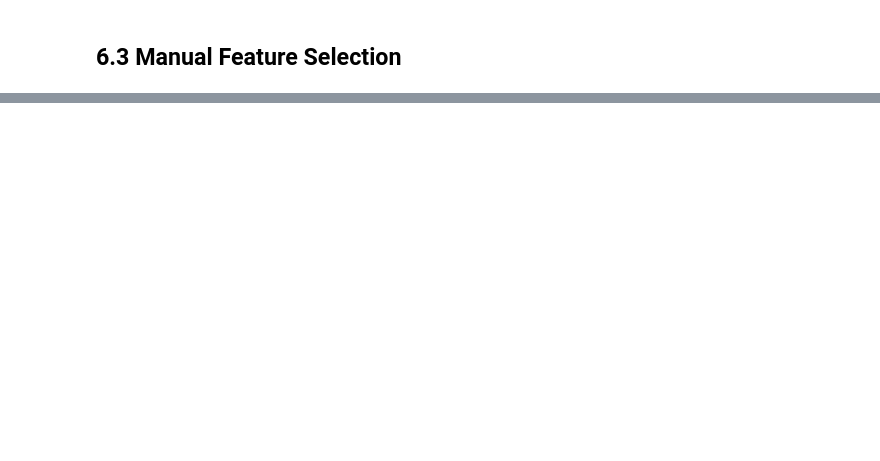
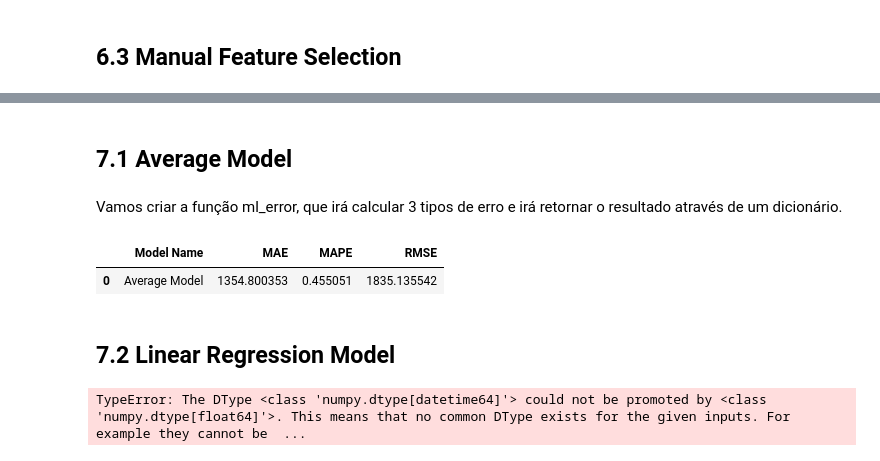
Before and after one commit to sergionaskbr/ds_in_production, a Jupyter notebook: m04_v01_store_sales_prediction.ipynb, the cells around one changed output, grey strips where cells are left out. Drawn from its saved outputs; the diff is of its cells as text; code cells hidden in the pictures; blank space fills up the shorter version.

Commit message:
Atualizado ate erro no 7.2 Linear Regression Model

```diff
--- a/m04_v01_store_sales_prediction.ipynb
+++ b/m04_v01_store_sales_prediction.ipynb
@@ -1744,0 +1712,7 @@ cols_selected_boruta
+# %%
+x1_train = x_train[cols_selected_boruta]
+x1_test = x_test[cols_selected_boruta]
+# %% [markdown]
+## 7.1 Average Model
+# %% [markdown]
+Vamos criar a função ml_error, que irá calcular 3 tipos de erro e irá retornar o resultado através de um dicionário.
@@ -1744,0 +1721,39 @@ cols_selected_boruta
+# %%
+def mean_absolute_percentage_error(y, yhat):
+    return np.mean(np.abs((y - yhat) / y))
+
+# o scikit-learn ja incorpora o cálculo do MAPE a partir da versão 0.24, mas a versao que temos e a 0.22, por isso a funcao
+# o np.abs calcula os valores absolutos, portanto tira os valores negativos da conta do MAPE
+# %%
+def ml_error(model_name, y, yhat):
+    mae = mean_absolute_error(y, yhat)
+    mape = mean_absolute_percentage_error(y, yhat)
+    rmse = np.sqrt(mean_squared_error(y, yhat))
+
+    return pd.DataFrame({'Model Name': model_name,
+                         'MAE': mae,
+                         'MAPE': mape,
+                         'RMSE': rmse}, index=[0]) # index=[0] informa ao pandas que ele retornara uma única linha com indice 0,
+                                                   # indicado para quando o dicionário recebe valores escalares (unicos)
+# %%
+aux1 = x1_test.copy()
+aux1['sales'] = y_test.copy()
+# aqui estou criando o array aux1, com os dados do x1_test e uma coluna 'sales' com as vendas do y_test.
+
+# prediction
+aux2 = aux1[['store', 'sales']].groupby('store').mean().reset_index().rename(columns={'sales': 'predictions'})
+# aqui tenho a média de vendas de todas as lojas, com a coluna sales renomeada para predictions
+
+aux1 = pd.merge(aux1, aux2, how='left', on='store') # fazemos o merge da aux2 (predictions) com a aux1...
+yhat_baseline = aux1['predictions']
+
+# performance - criamos uma funcao que calcula a performance para todos os nossos modelos
+baseline_result = ml_error('Average Model', np.expm1(y_test), np.expm1(yhat_baseline))
+# o np.expm1 é um método para reverter a transformação logaritmica dos dados usando a exponencial
+
+baseline_result
+# %% [output]
+|  | Model Name | MAE | MAPE | RMSE |
+| 0 | Average Model | 1354.800353 | 0.455051 | 1835.135542 |
+# %% [markdown]
+## 7.2 Linear Regression Model
@@ -1744,0 +1762,5 @@ cols_selected_boruta
+# %%
+# model
+lr = LinearRegression().fit(x1_train, y_train)
+# %% [output]
+TypeError: The DType <class 'numpy.dtype[datetime64]'> could not be promoted by <class 'numpy.dtype[float64]'>. This means that no common DType exists for the given inputs. For example they cannot be  ...
```
Also changed, not shown: parts of 22 cells of this notebook.
